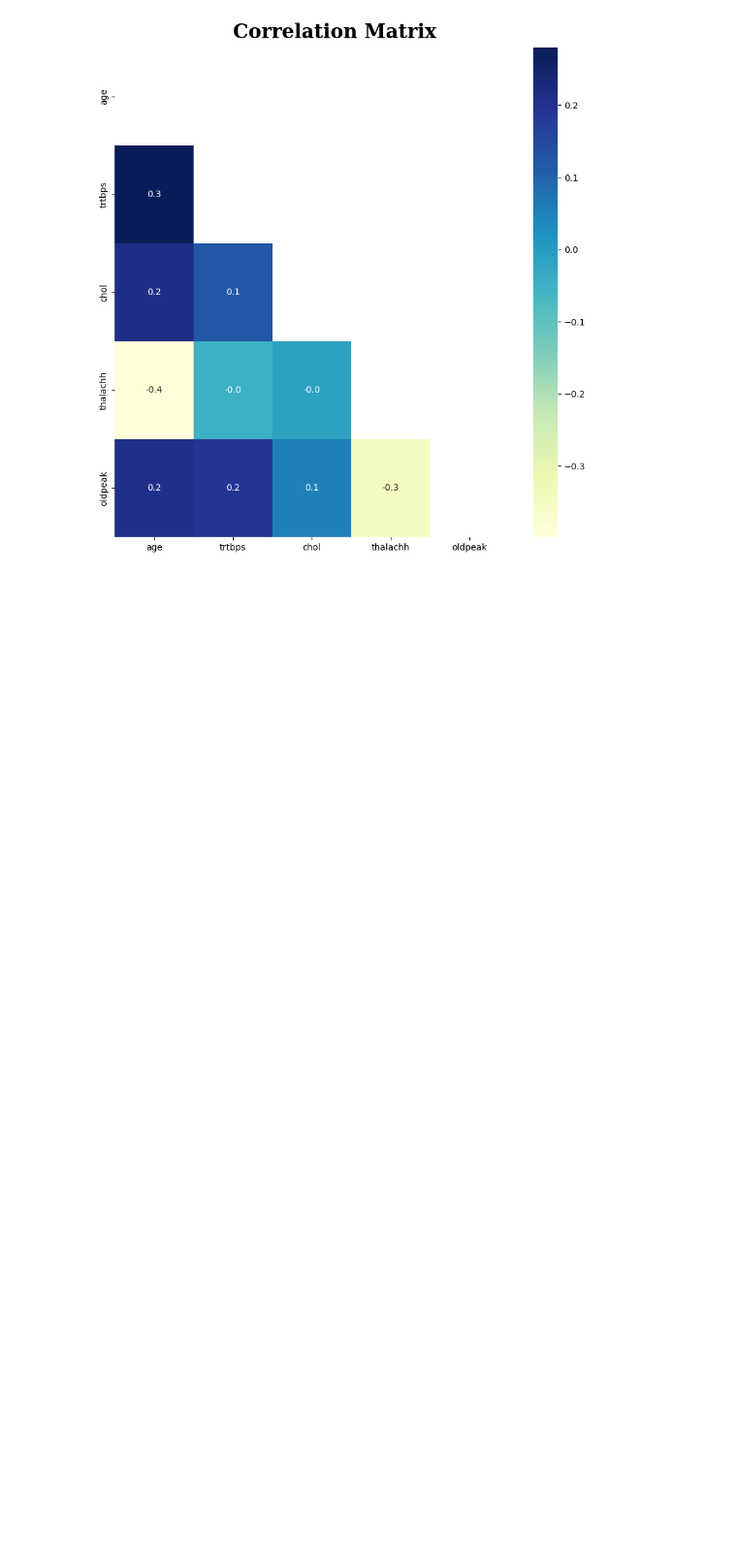
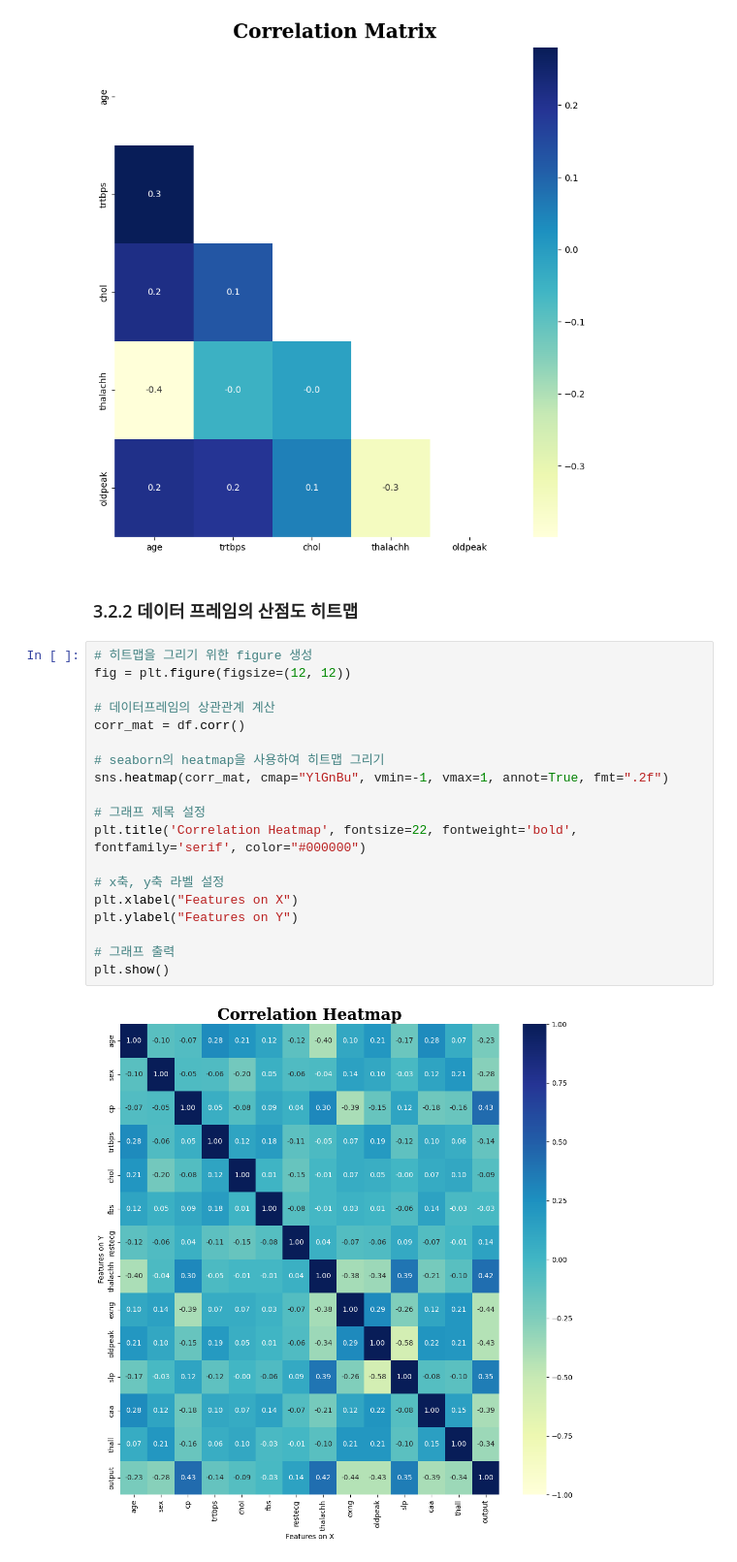
Before and after one commit to god05212/Machine-Learning3, a Jupyter notebook: Machine_Learning3.ipynb, the cells around one changed output. Shown at 97% size. Drawn from its saved outputs; the diff is of its cells as text; blank space fills up the shorter version.

```diff
--- a/Machine_Learning3.ipynb
+++ b/Machine_Learning3.ipynb
@@ -425,3 +425,26 @@ sns.heatmap(df_corr,mask=mask,fmt=".1f",annot=True,cmap='YlGnBu')
 plt.show()
 # %% [output]
 [figure]
+# %% [markdown]
+### 3.2.2 데이터 프레임의 산점도 히트맵
+# %%
+# 히트맵을 그리기 위한 figure 생성
+fig = plt.figure(figsize=(12, 12))
+
+# 데이터프레임의 상관관계 계산
+corr_mat = df.corr()
+
+# seaborn의 heatmap을 사용하여 히트맵 그리기
+sns.heatmap(corr_mat, cmap="YlGnBu", vmin=-1, vmax=1, annot=True, fmt=".2f")
+
+# 그래프 제목 설정
+plt.title('Correlation Heatmap', fontsize=22, fontweight='bold', fontfamily='serif', color="#000000")
+
+# x축, y축 라벨 설정
+plt.xlabel("Features on X")
+plt.ylabel("Features on Y")
+
+# 그래프 출력
+plt.show()
+# %% [output]
+[figure, added]
```
